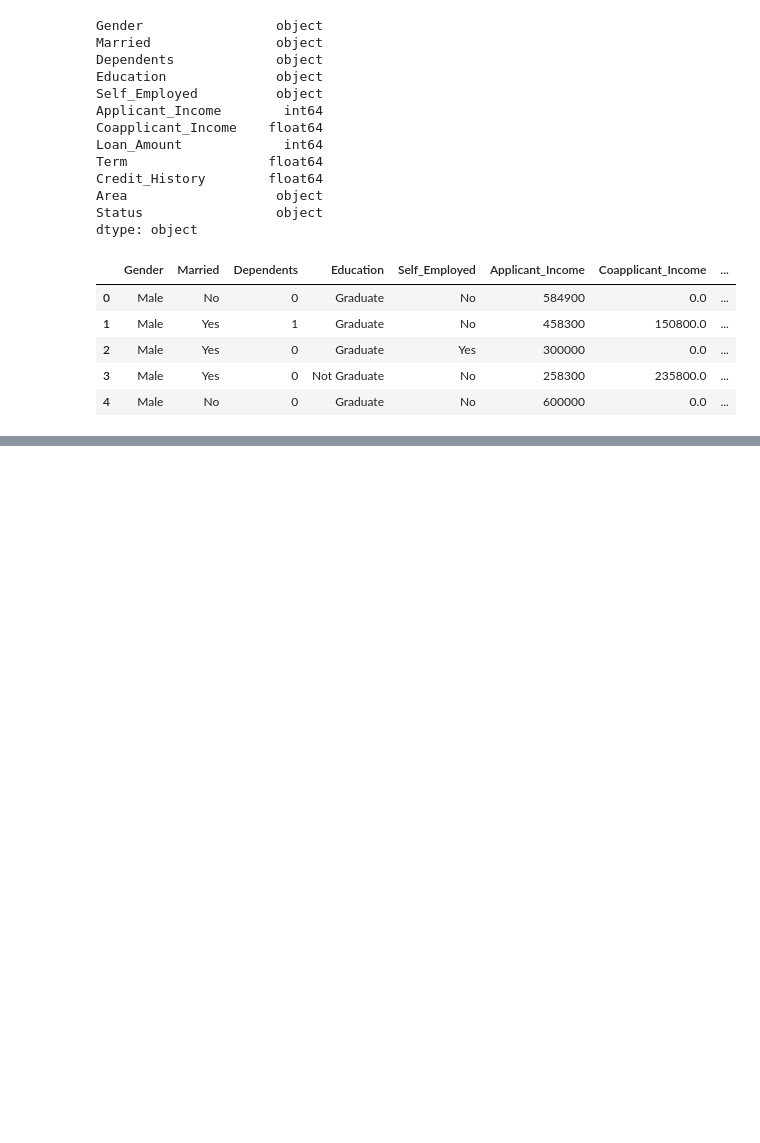
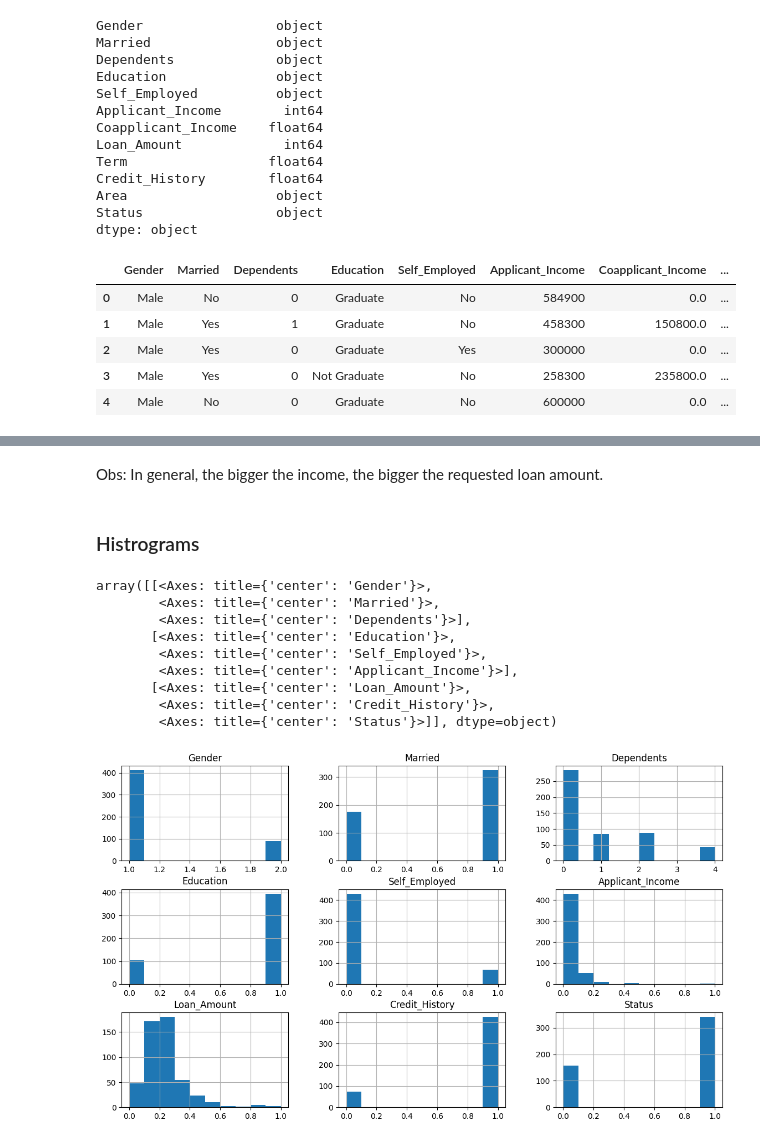
Before and after one commit to matheu-s/loan-approval-prediction-ML-models, a Jupyter notebook: main.ipynb, the cells around one changed output, grey strips where cells are left out. Cells and saved outputs as stored; diff of their text form; code cells hidden in the pictures; blank space fills up the shorter version.

```diff
--- a/main.ipynb
+++ b/main.ipynb
@@ -144,0 +172,18 @@ None
+# %% [markdown]
+Obs: In general, the bigger the income, the bigger the requested loan amount.
+# %% [markdown]
+### Histrograms
+# %%
+data_for_hist = df_normalised[['Gender', 'Married', 'Dependents', 'Education', 'Self_Employed', 'Applicant_Income', 'Loan_Amount', 'Credit_History', 'Status']]
+data_for_hist.hist(figsize=(14,8))
+# %% [output]
+array([[<Axes: title={'center': 'Gender'}>,
+        <Axes: title={'center': 'Married'}>,
+        <Axes: title={'center': 'Dependents'}>],
+       [<Axes: title={'center': 'Education'}>,
+        <Axes: title={'center': 'Self_Employed'}>,
+        <Axes: title={'center': 'Applicant_Income'}>],
+       [<Axes: title={'center': 'Loan_Amount'}>,
+        <Axes: title={'center': 'Credit_History'}>,
+        <Axes: title={'center': 'Status'}>]], dtype=object)
+[figure, added]
```
Also changed, not shown: parts of 28 cells of this notebook.
